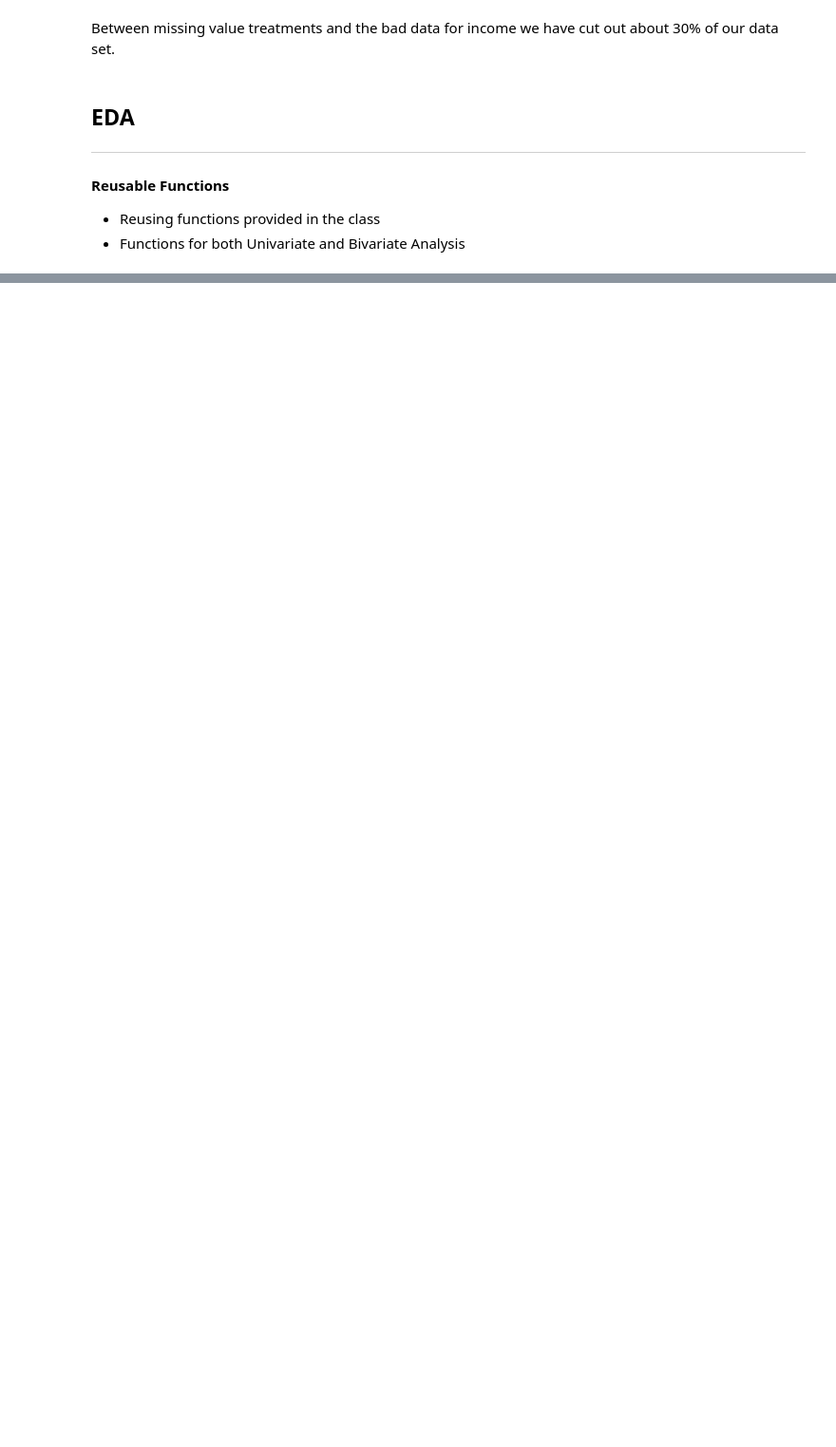
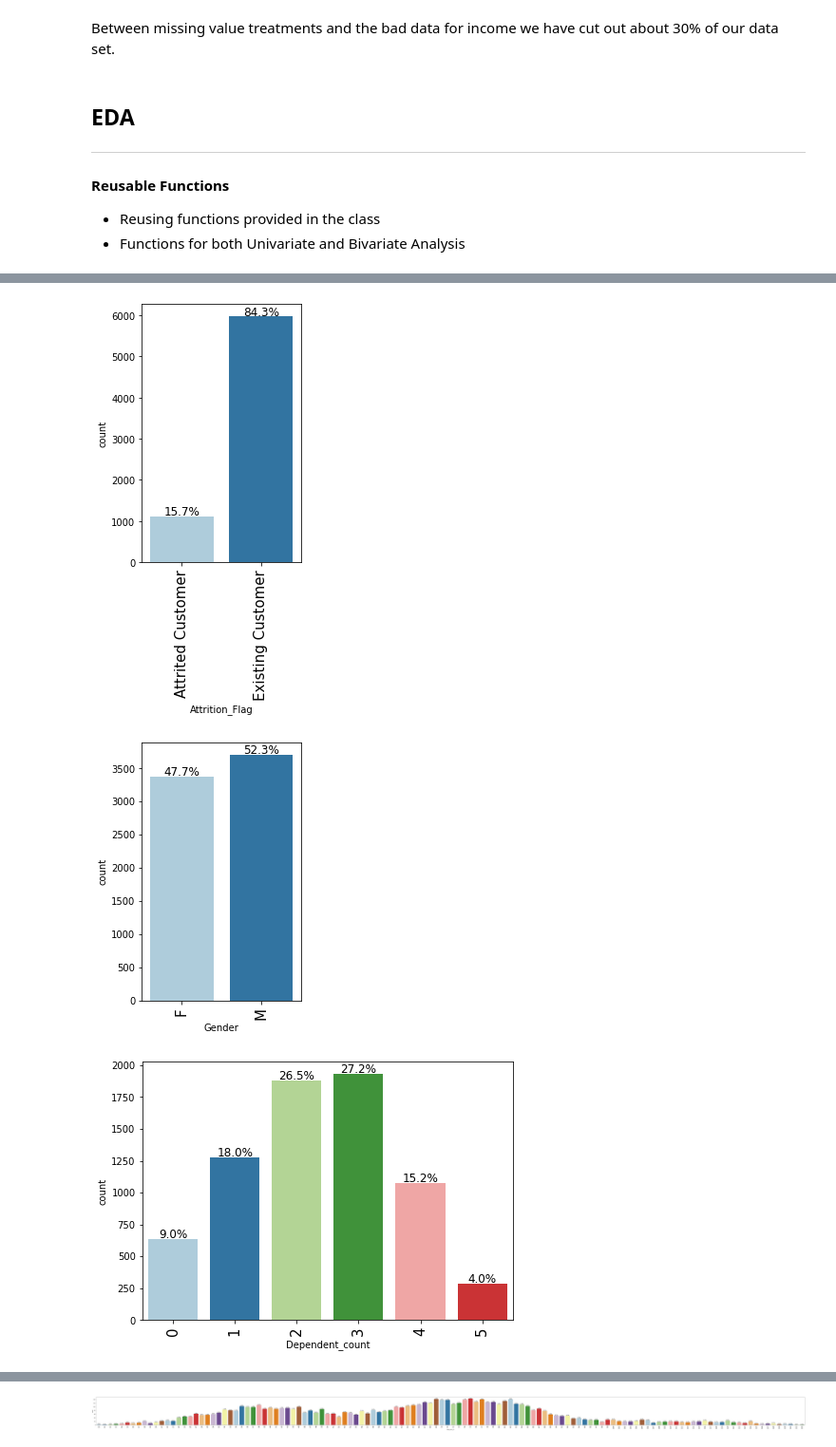
Before and after one commit to jarato123/AI-Class, a Jupyter notebook: Feature Selection, Model Selection and Tuning/fs-ms-tuning-final.ipynb, the cells around one changed output, grey strips where cells are left out. Shown at 95% size. Saved outputs shown, nothing was run; the diff lists cells and outputs as text; code cells hidden in the pictures; blank space fills up the shorter version.

```diff
--- a/Feature Selection, Model Selection and Tuning/fs-ms-tuning-final.ipynb
+++ b/Feature Selection, Model Selection and Tuning/fs-ms-tuning-final.ipynb
@@ -365,3 +545,10 @@ plot = ['Dependent_Count']
-# %%
-for i in plot:
-    labeled_barplot(plot, i, perc=True)
+# %%
+plots = df.copy()
+plots.drop(columns=['Total_Revolving_Bal', 'Credit_Limit', 'Customer_Age', 'Total_Revolving_Bal', 'Avg_Open_To_Buy', 'Total_Trans_Amt', 'Total_Amt_Chng_Q4_Q1', 'Total_Ct_Chng_Q4_Q1', 'Total_Ct_Chng_Q4_Q1', 'Avg_Utilization_Ratio'], axis = 1, inplace=True)
+
+for i in plots:
+    labeled_barplot(plots, i, perc=True)
+# %% [output]
+[figure, added]
+[figure, added]
+[figure, added]
@@ -367,0 +563 @@ for i in plot:
+[figure, added]
```
Also changed, not shown: parts of 44 cells of this notebook.
